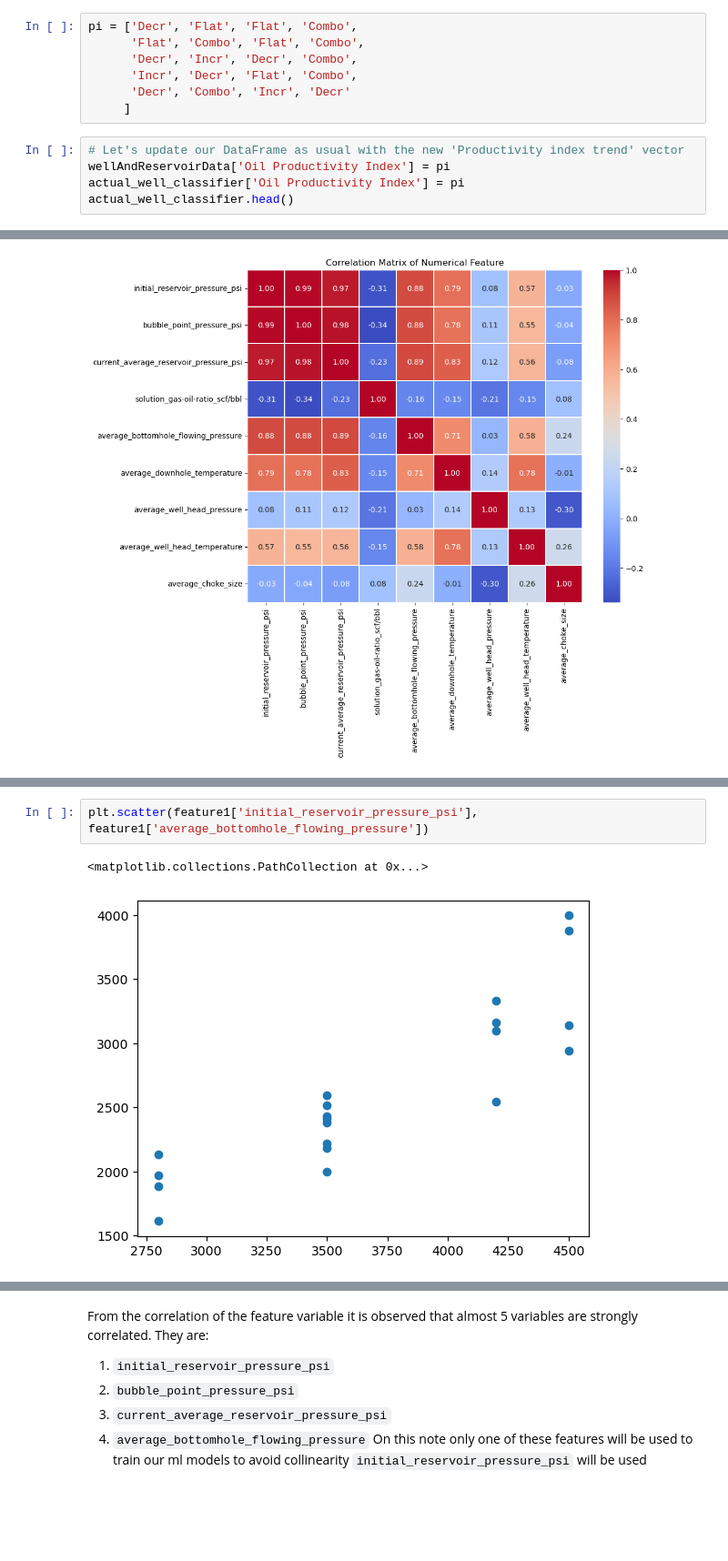
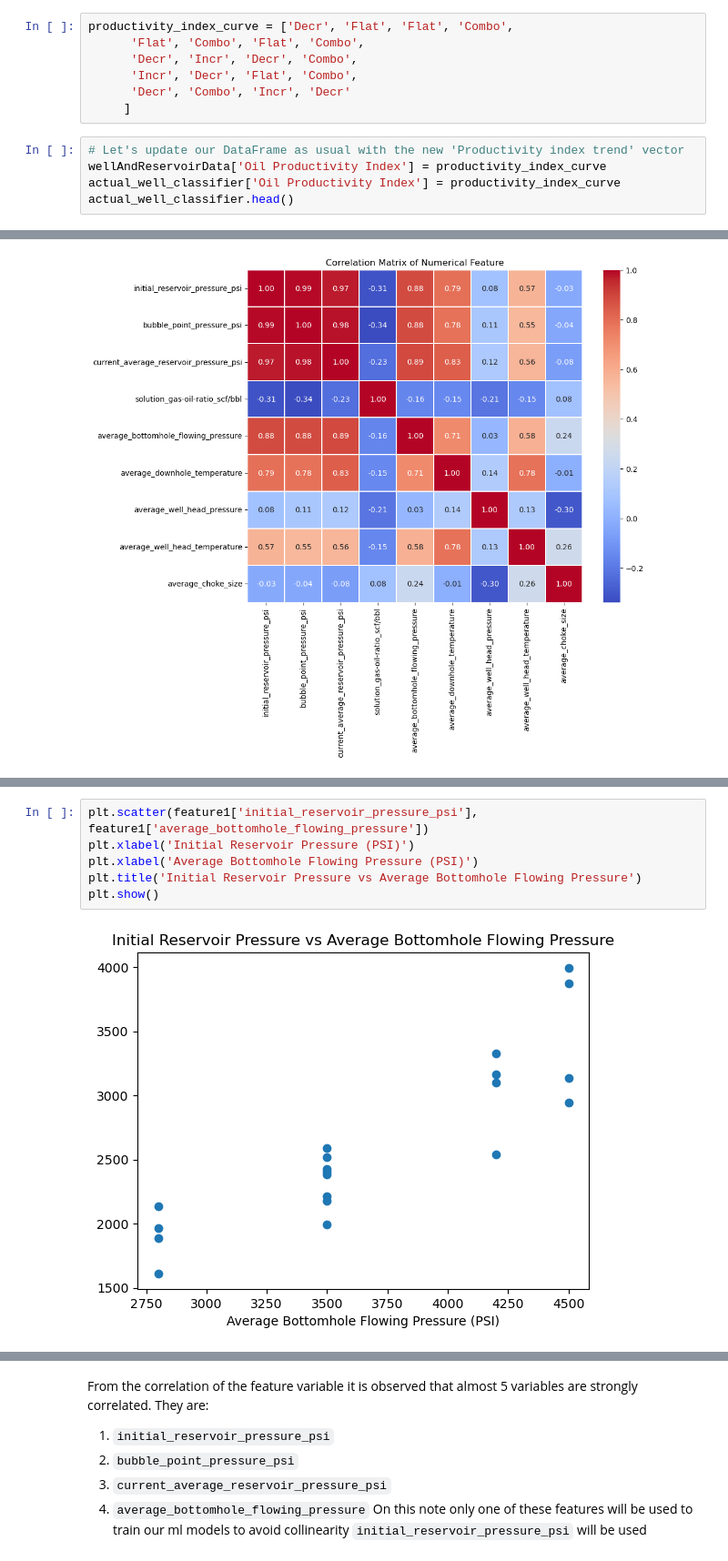
Before and after one commit to EmmanuelAgbo-Hub/DSEAT-SPE-Competition, a Jupyter notebook: Project/well classification.ipynb, the cells around one changed output, grey strips where cells are left out. Shown at 91% size. Cells and saved outputs as stored; diff of their text form; blank space fills up the shorter version.

```diff
--- a/Project/well classification.ipynb
+++ b/Project/well classification.ipynb
@@ -1351,7 +1378,7 @@ plt.tight_layout()
 # %% [markdown]
 After a thorough analysis of the productivity trend and careful visualization analysis, here is the obtained classification
 # %%
-pi = ['Decr', 'Flat', 'Flat', 'Combo',
+productivity_index_curve = ['Decr', 'Flat', 'Flat', 'Combo',
       'Flat', 'Combo', 'Flat', 'Combo',
       'Decr', 'Incr', 'Decr', 'Combo',
       'Incr', 'Decr', 'Flat', 'Combo',
@@ -1359,8 +1386,8 @@ pi = ['Decr', 'Flat', 'Flat', 'Combo',
      ]
 # %%
 # Let's update our DataFrame as usual with the new 'Productivity index trend' vector
-wellAndReservoirData['Oil Productivity Index'] = pi
-actual_well_classifier['Oil Productivity Index'] = pi
+wellAndReservoirData['Oil Productivity Index'] = productivity_index_curve
+actual_well_classifier['Oil Productivity Index'] = productivity_index_curve
 actual_well_classifier.head()
 # %% [output]
 |  | Well | Reservoir Name | Reservoir Type | Well Type | Production Type | Formation GOR | Watercut Trend | ... |
@@ -1580,7 +1614,10 @@ plt.scatter(feature1['initial_reservoir_pressure_psi'], feature1['current_averag
 # %%
 plt.scatter(feature1['initial_reservoir_pressure_psi'], feature1['average_bottomhole_flowing_pressure'])
+plt.xlabel('Initial Reservoir Pressure (PSI)')
+plt.xlabel('Average Bottomhole Flowing Pressure (PSI)')
+plt.title('Initial Reservoir Pressure vs Average Bottomhole Flowing Pressure')
+plt.show()
 # %% [output]
-<matplotlib.collections.PathCollection at 0x...>
-[figure, old version]
+[figure, new version]
 # %%
 plt.scatter(feature1['initial_reservoir_pressure_psi'], feature1['average_downhole_temperature'])
```
Also changed, not shown: parts of 104 cells of this notebook, 1 other file.
